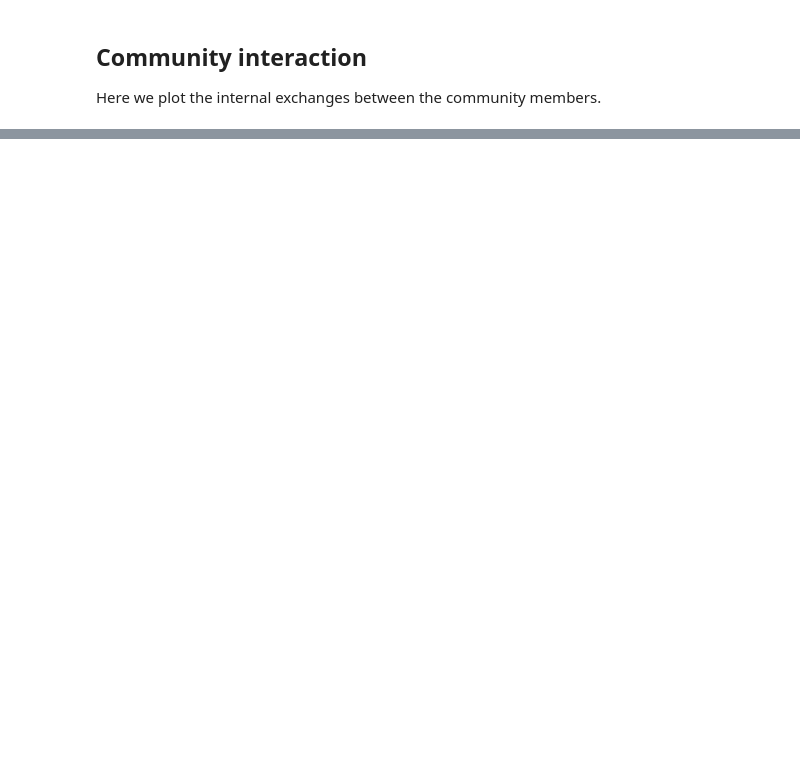
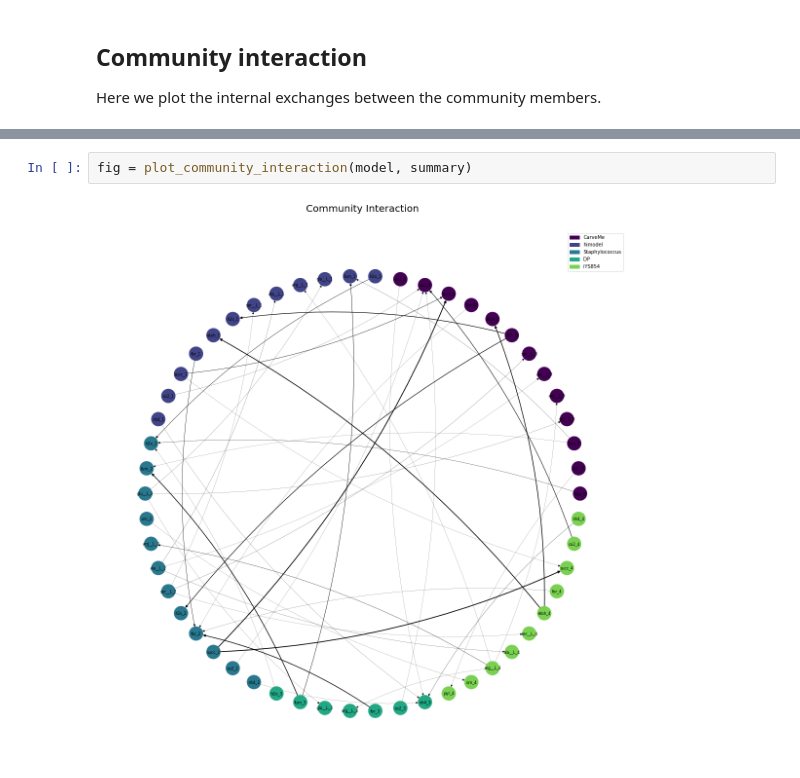
Before and after one commit to manuelgloeckler/ncmw, a Jupyter notebook: docs/community.ipynb, the cells around one changed output, grey strips where cells are left out. Drawn from its saved outputs; the diff is of its cells as text; blank space fills up the shorter version.

```diff
--- a/docs/community.ipynb
+++ b/docs/community.ipynb
@@ -86,0 +89,4 @@ Staphylococcus_epidermidis_ATCC_12228_consistent_snm3 :  0.024972043036391476  w
+# %%
+fig = plot_community_interaction(model, summary)
+# %% [output]
+[figure, added]
```
Also changed, not shown: parts of 31 cells of this notebook, 7 other files.
